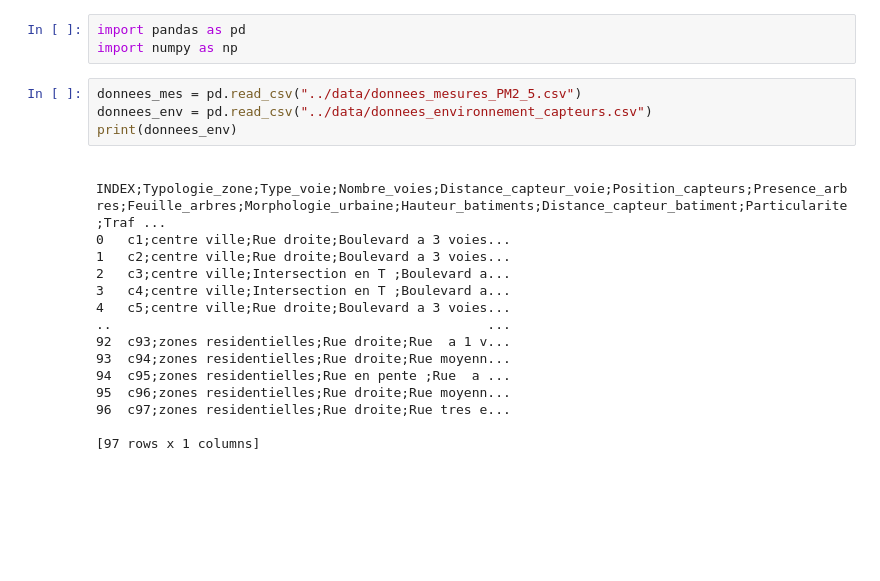
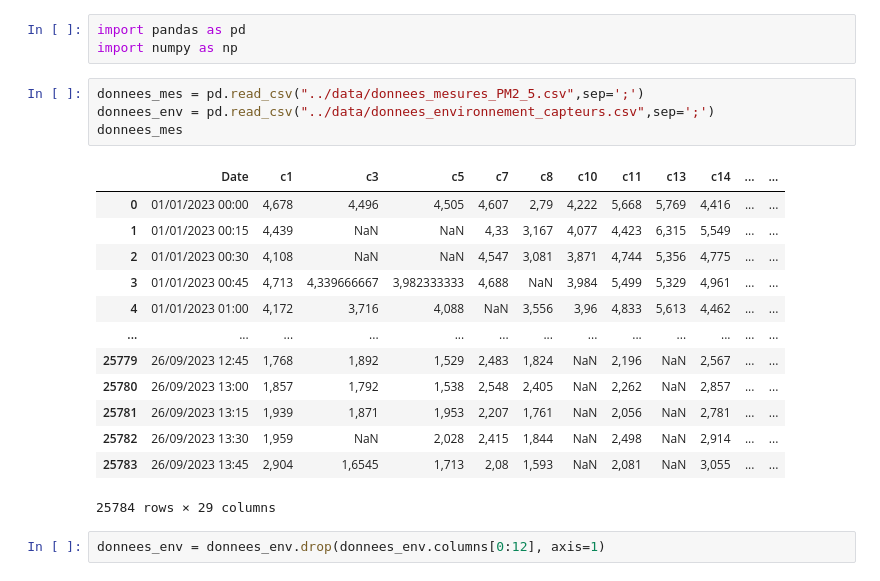
Before and after one commit to TLeandre/Categorisation-de-capteurs-de-pollution, a Jupyter notebook: scripts/Louison.ipynb, the cells around one changed output. Cells and saved outputs as stored; diff of their text form; blank space fills up the shorter version.

```diff
--- a/scripts/Louison.ipynb
+++ b/scripts/Louison.ipynb
@@ -2,21 +2,22 @@
 import pandas as pd
 import numpy as np
 # %%
-donnees_mes = pd.read_csv("../data/donnees_mesures_PM2_5.csv")
-donnees_env = pd.read_csv("../data/donnees_environnement_capteurs.csv")
-print(donnees_env)
+donnees_mes = pd.read_csv("../data/donnees_mesures_PM2_5.csv",sep=';')
+donnees_env = pd.read_csv("../data/donnees_environnement_capteurs.csv",sep=';')
+donnees_mes
 # %% [output]
+|  | Date | c1 | c3 | c5 | c7 | c8 | c10 | c11 | c13 | c14 | ... | ... |
+| 0 | 01/01/2023 00:00 | 4,678 | 4,496 | 4,505 | 4,607 | 2,79 | 4,222 | 5,668 | 5,769 | 4,416 | ... | ... |
+| 1 | 01/01/2023 00:15 | 4,439 | NaN | NaN | 4,33 | 3,167 | 4,077 | 4,423 | 6,315 | 5,549 | ... | ... |
+| 2 | 01/01/2023 00:30 | 4,108 | NaN | NaN | 4,547 | 3,081 | 3,871 | 4,744 | 5,356 | 4,775 | ... | ... |
+| 3 | 01/01/2023 00:45 | 4,713 | 4,339666667 | 3,982333333 | 4,688 | NaN | 3,984 | 5,499 | 5,329 | 4,961 | ... | ... |
+| 4 | 01/01/2023 01:00 | 4,172 | 3,716 | 4,088 | NaN | 3,556 | 3,96 | 4,833 | 5,613 | 4,462 | ... | ... |
+| ... | ... | ... | ... | ... | ... | ... | ... | ... | ... | ... | ... | ... |
+| 25779 | 26/09/2023 12:45 | 1,768 | 1,892 | 1,529 | 2,483 | 1,824 | NaN | 2,196 | NaN | 2,567 | ... | ... |
+| 25780 | 26/09/2023 13:00 | 1,857 | 1,792 | 1,538 | 2,548 | 2,405 | NaN | 2,262 | NaN | 2,857 | ... | ... |
+| 25781 | 26/09/2023 13:15 | 1,939 | 1,871 | 1,953 | 2,207 | 1,761 | NaN | 2,056 | NaN | 2,781 | ... | ... |
+| 25782 | 26/09/2023 13:30 | 1,959 | NaN | 2,028 | 2,415 | 1,844 | NaN | 2,498 | NaN | 2,914 | ... | ... |
+| 25783 | 26/09/2023 13:45 | 2,904 | 1,6545 | 1,713 | 2,08 | 1,593 | NaN | 2,081 | NaN | 3,055 | ... | ... |
-   INDEX;Typologie_zone;Type_voie;Nombre_voies;Distance_capteur_voie;Position_capteurs;Presence_arbres;Feuille_arbres;Morphologie_urbaine;Hauteur_batiments;Distance_capteur_batiment;Particularite;Traf ...
-0   c1;centre ville;Rue droite;Boulevard a 3 voies...
-1   c2;centre ville;Rue droite;Boulevard a 3 voies...
-2   c3;centre ville;Intersection en T ;Boulevard a...
-3   c4;centre ville;Intersection en T ;Boulevard a...
-4   c5;centre ville;Rue droite;Boulevard a 3 voies...
-..                                                ...
-92  c93;zones residentielles;Rue droite;Rue  a 1 v...
-93  c94;zones residentielles;Rue droite;Rue moyenn...
-94  c95;zones residentielles;Rue en pente ;Rue  a ...
-95  c96;zones residentielles;Rue droite;Rue moyenn...
-96  c97;zones residentielles;Rue droite;Rue tres e...
-
-[97 rows x 1 columns]
+25784 rows × 29 columns
+# %%
+donnees_env = donnees_env.drop(donnees_env.columns[0:12], axis=1)
```
Also changed, not shown: parts of 4 cells of this notebook.
